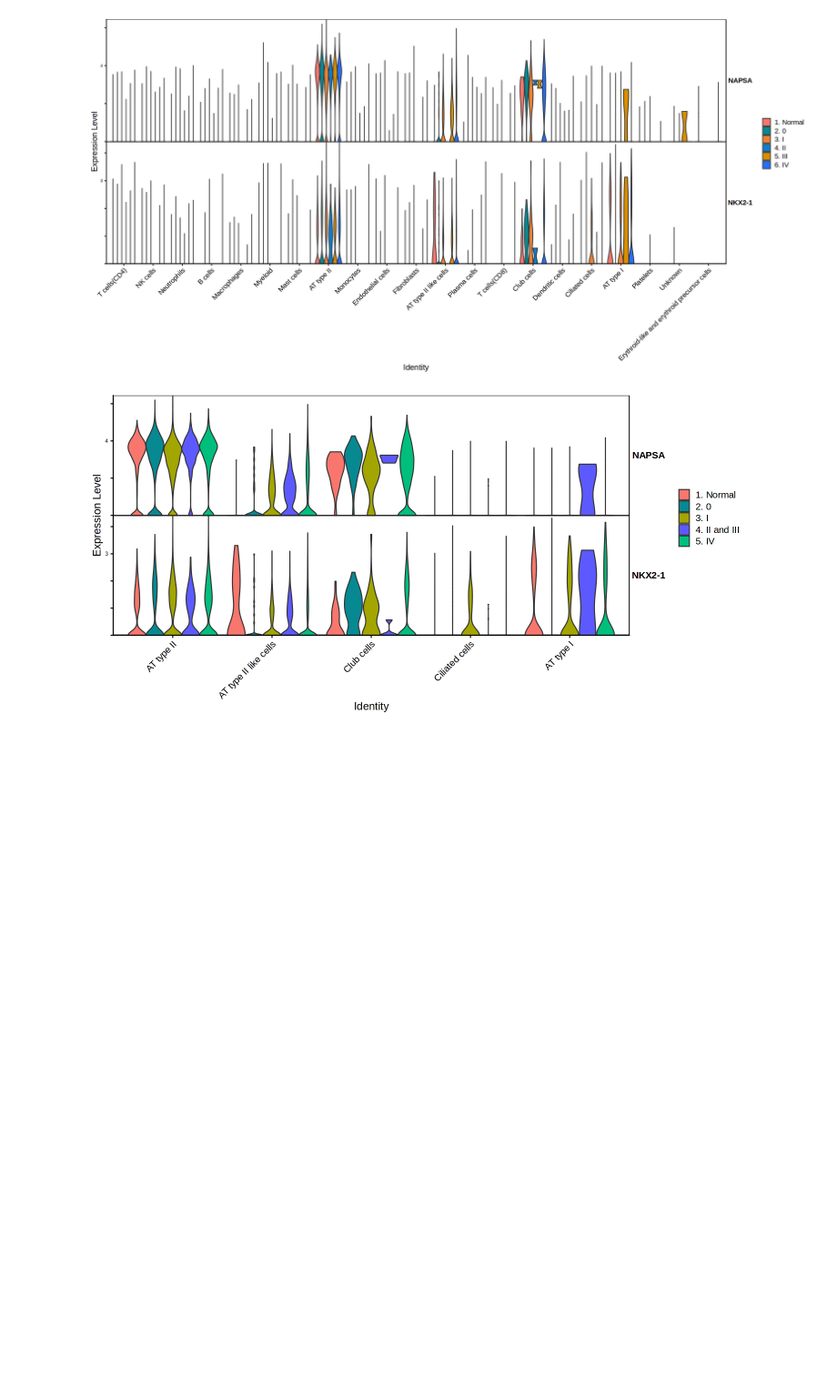
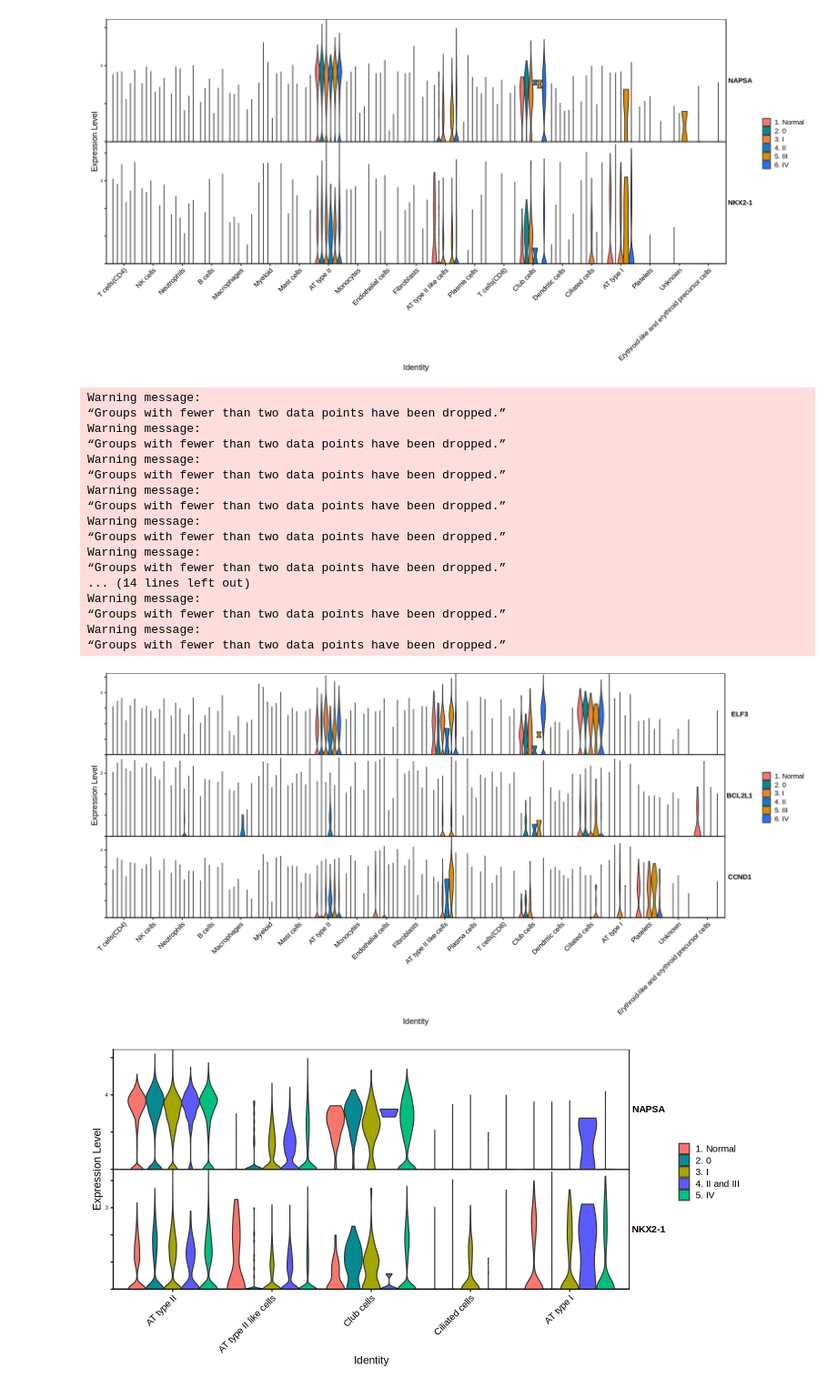
Before and after one commit to Arshammik/NSCLC, a Jupyter notebook: notebooks/down_stream_analysis.ipynb, the cells around one changed output. Shown at 91% size. Cells and saved outputs as stored; diff of their text form; code cells hidden in the pictures; blank space fills up the shorter version.

```diff
--- a/notebooks/down_stream_analysis.ipynb
+++ b/notebooks/down_stream_analysis.ipynb
@@ -124,6 +124,27 @@ options(warn = 1)
 [figure]
 # %%
 pbmc_lung <- subset(pbmc, idents =  c("AT type II", "AT type I", "AT type II like cells", "Club cells", "Ciliated cells"))
+# %%
+VlnPlot(object = pbmc, features = c("ELF3","BCL2L1", "CCND1"), split.by = "tidy_tumor_stage", pt.size = 1, stack = TRUE, flip = TRUE)
+# %% [output]
+Warning message:
+“Groups with fewer than two data points have been dropped.”
+Warning message:
+“Groups with fewer than two data points have been dropped.”
+Warning message:
+“Groups with fewer than two data points have been dropped.”
+Warning message:
+“Groups with fewer than two data points have been dropped.”
+Warning message:
+“Groups with fewer than two data points have been dropped.”
+Warning message:
+“Groups with fewer than two data points have been dropped.”
+... (14 lines left out)
+Warning message:
+“Groups with fewer than two data points have been dropped.”
+Warning message:
+“Groups with fewer than two data points have been dropped.”
+[figure, added]
 # %%
 options(repr.plot.width=12, repr.plot.height=6) # Adjusting the plot size
 options(warn = -1)
```
Also changed, not shown: 2 other files.
